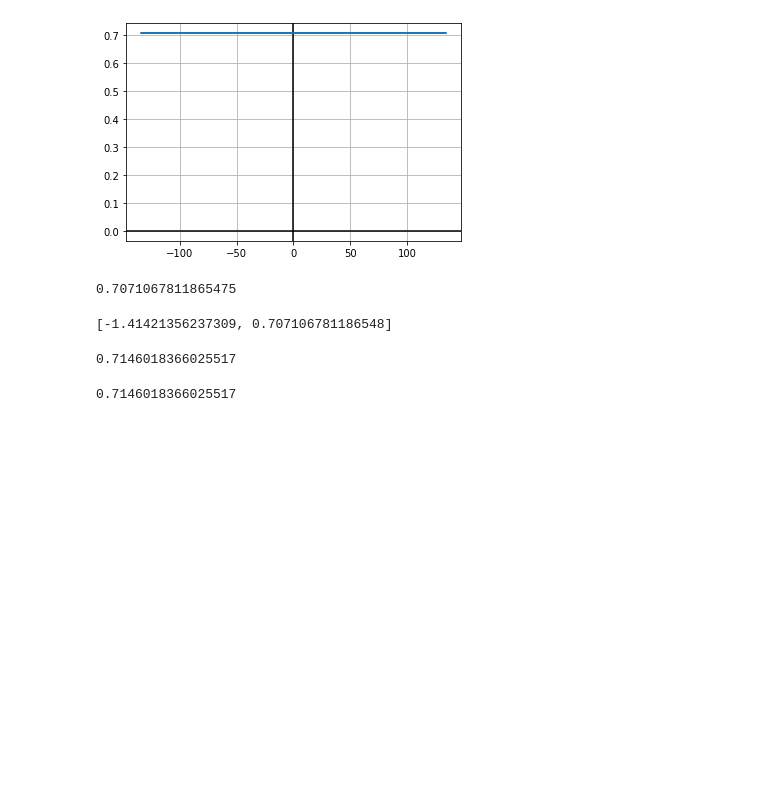
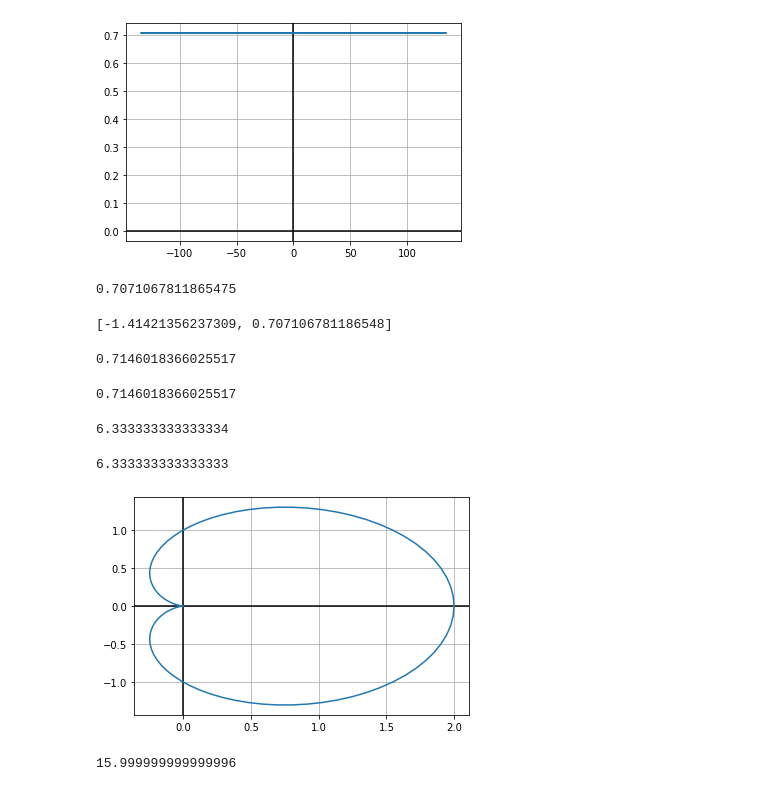
Before and after one commit to 8wgf3b/books, a Jupyter notebook: thomas_calculus_multivariable/11.ipynb, the cells around one changed output. Drawn from its saved outputs; the diff is of its cells as text; code cells hidden in the pictures; blank space fills up the shorter version.

```diff
--- a/thomas_calculus_multivariable/11.ipynb
+++ b/thomas_calculus_multivariable/11.ipynb
@@ -404,0 +411,16 @@ smp.solve(1 - x**2 - x/(2**0.5), x, real=True)
+# %%
+Plen(th ** 2, 0, 5 ** 0.5)
+# %% [output]
+6.333333333333334
+# %%
+19 / 3
+# %% [output]
+6.333333333333333
+# %%
+DP(1 + smp.cos(th))
+# %% [output]
+[figure, added]
+# %%
+Plen(1 + smp.cos(th))
+# %% [output]
+15.999999999999996
```
Also changed, not shown: parts of 1 cell of this notebook.
